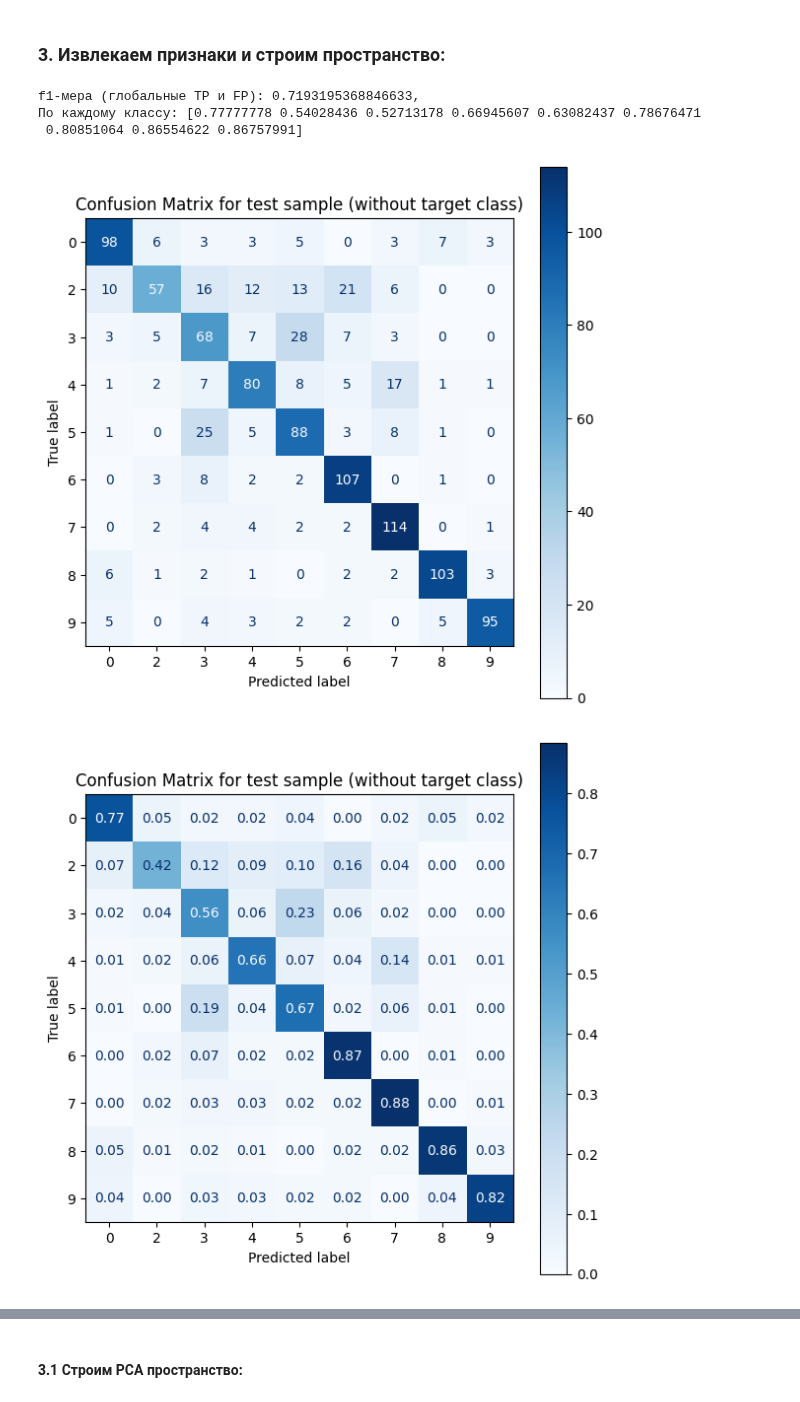
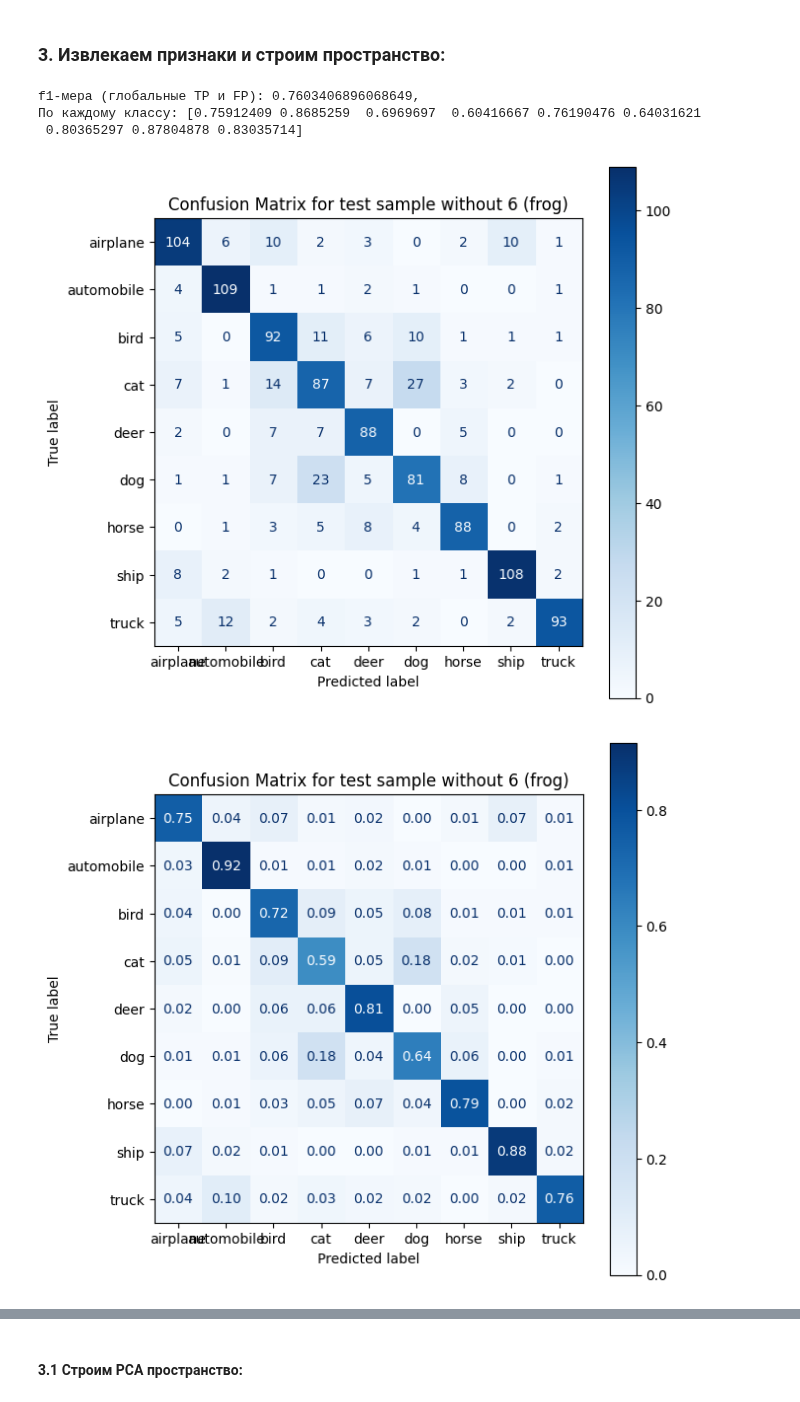
Before and after one commit to MinIN-git/ErrorCorrector, a Jupyter notebook: many_separability_methods.ipynb, the cells around one changed output, grey strips where cells are left out. Saved outputs shown, nothing was run; the diff lists cells and outputs as text; code cells hidden in the pictures.

```diff
--- a/many_separability_methods.ipynb
+++ b/many_separability_methods.ipynb
@@ -4,11 +4,14 @@ import numpy as np
 import torch
 import time
 import mlflow
+# import sys
 
 from torch.utils.data import DataLoader, random_split
 from torchvision import transforms
 from sklearn.metrics import f1_score, accuracy_score
 from contextlib import contextmanager
+
+# sys.path.insert(0, '../')
 
 from src.resnet import ResNet18
 from src.pca import PCATransformer
@@ -22,8 +25,21 @@ from src.dataloader import CIFARCustom
 device = torch.device("cuda" if torch.cuda.is_available() else "cpu")
 mlflow.set_experiment("Separability_methods")
 
+cifar10_class_names = [
+    "airplane",
+    "automobile",
+    "bird",
+    "cat",
+    "deer",
+    "dog",
+    "frog",
+    "horse",
+    "ship",
+    "truck",
+]
 seed = 42
-target = 1
+target = 6
+target_name = cifar10_class_names[target]
 epoch = 15
 
 %matplotlib inline
@@ -69,7 +88,7 @@ os.makedirs(f"./output/{target}", exist_ok=True)
 
 ### То, на чем обучаем resnet, строим pca
 train_dataset = CIFARCustom(
-    root="./data",
+    root="../data",
     exclude_class=[target],
     train=True,
     transform=transform
@@ -108,7 +127,8 @@ other = len(target_dataset) - target_train_size - target_test_size
 
 train_target, test_target, other = random_split(
     target_dataset,
-    [target_train_size, target_test_size, other]
+    [target_train_size, target_test_size, other],
+    generator=generator
 )
 
 train_target_loader = DataLoader(train_target, batch_size=64, shuffle=True, num_workers=2, generator=generator)
@@ -165,43 +196,44 @@ test_cifar9_iscorrect = test_cifar9_gt_preds == test_cifar9_preds
 
 mask = test_cifar9_gt_preds == test_cifar9_preds
 test_cifar9_CR = test_cifar9_features[mask == True]
 test_cifar9_WR = test_cifar9_features[mask == False]
 
-test_cifar9_f1_score =  f1_score(test_cifar9_gt_preds, test_cifar9_preds, average="macro")
-test_cifar9_f1_score_list = f1_score(test_cifar9_gt_preds, test_cifar9_preds, average=None)
+class_ids = [i for i in range(10) if i != target]
+test_cifar9_f1_score =  f1_score(test_cifar9_gt_preds, test_cifar9_preds, average="macro", labels=class_ids, zero_division=0)
+test_cifar9_f1_score_list = f1_score(test_cifar9_gt_preds, test_cifar9_preds, average=None, labels=class_ids, zero_division=0)
 
 print("f1-мера (глобальные TP и FP): {}, \nПо каждому классу: {}".format(
         test_cifar9_f1_score,
         test_cifar9_f1_score_list
     )
 )
-class_names = [str(i) for i in range(10) if i != target]
+class_names = [cifar10_class_names[i] for i in class_ids]
 
 
 conf_martix_path = plot_confusion_matrix(
     test_cifar9_preds,
     test_cifar9_gt_preds,
     class_names=class_names,
-    title="Confusion Matrix for test sample (without target class)",
+    title=f"Confusion Matrix for test sample without {target} ({target_name})",
     path=f"output/{target}/train/confusion_matrix.png"
 )
 
 # print(conf_martix_path)
 
 conf_norm_martix_path = plot_confusion_matrix(
     test_cifar9_preds,
     test_cifar9_gt_preds,
     class_names=class_names,
-    title="Confusion Matrix for test sample (without target class)",
+    title=f"Confusion Matrix for test sample without {target} ({target_name})",
     path=f"output/{target}/train/confusion_norm_matrix.png",
     normalize="true"
 )
 # %% [output]
-f1-мера (глобальные TP и FP): 0.7193195368846633,
-По каждому классу: [0.77777778 0.54028436 0.52713178 0.66945607 0.63082437 0.78676471
- 0.80851064 0.86554622 0.86757991]
+f1-мера (глобальные TP и FP): 0.7603406896068649,
+По каждому классу: [0.75912409 0.8685259  0.6969697  0.60416667 0.76190476 0.64031621
+ 0.80365297 0.87804878 0.83035714]
-[figure, old version]
+[figure, new version]
-[figure, old version]
+[figure, new version]
 # %%
 mlflow.log_artifact(conf_martix_path, artifact_path="Test_loader")
 mlflow.log_artifact(conf_norm_martix_path, artifact_path="Test_loader")
```
Also changed, not shown: parts of 22 cells of this notebook, 1 other file.
